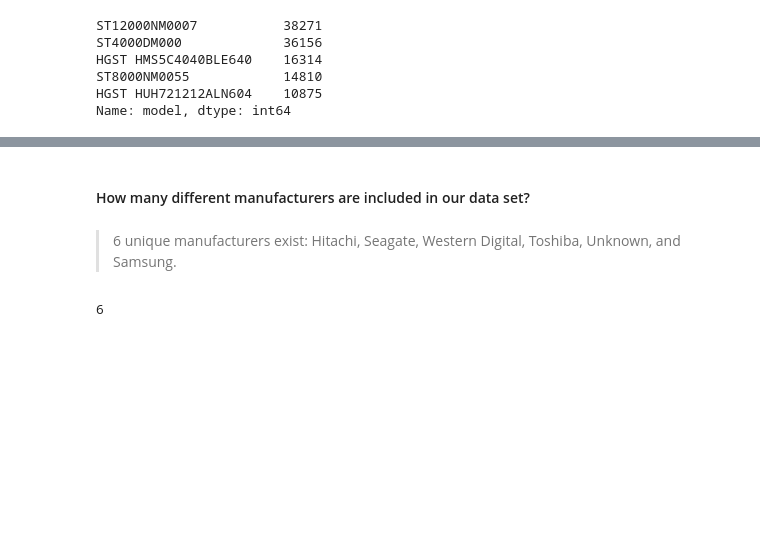
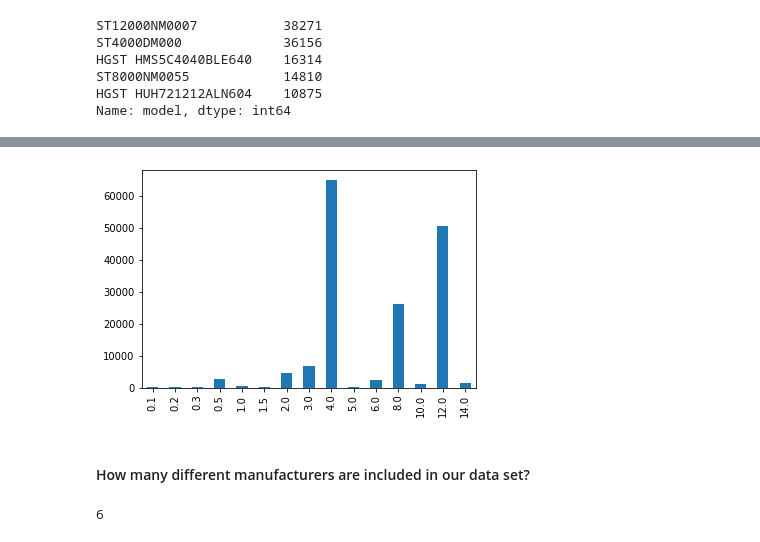
Before and after one commit to just-keep-spinning/hard-drive-project, a Jupyter notebook: Johns_capstone_folder/hard_drive_pipeline.ipynb, the cells around one changed output, grey strips where cells are left out. Drawn from its saved outputs; the diff is of its cells as text; code cells hidden in the pictures; blank space fills up the shorter version.

```diff
--- a/Johns_capstone_folder/hard_drive_pipeline.ipynb
+++ b/Johns_capstone_folder/hard_drive_pipeline.ipynb
@@ -283,7 +307,10 @@ Name: model, dtype: int64
+# %%
+df.capacity_terabytes.value_counts().sort_index().plot.bar()
+plt.show()
+# %% [output]
+[figure, added]
 # %% [markdown]
 #### How many different manufacturers are included in our data set?
-# %% [markdown]
-> 6 unique manufacturers exist: Hitachi, Seagate, Western Digital, Toshiba, Unknown, and Samsung.
 # %%
 df.manufacturer.nunique()
 # %% [output]
```
Also changed, not shown: parts of 116 cells of this notebook, 2 other files.
